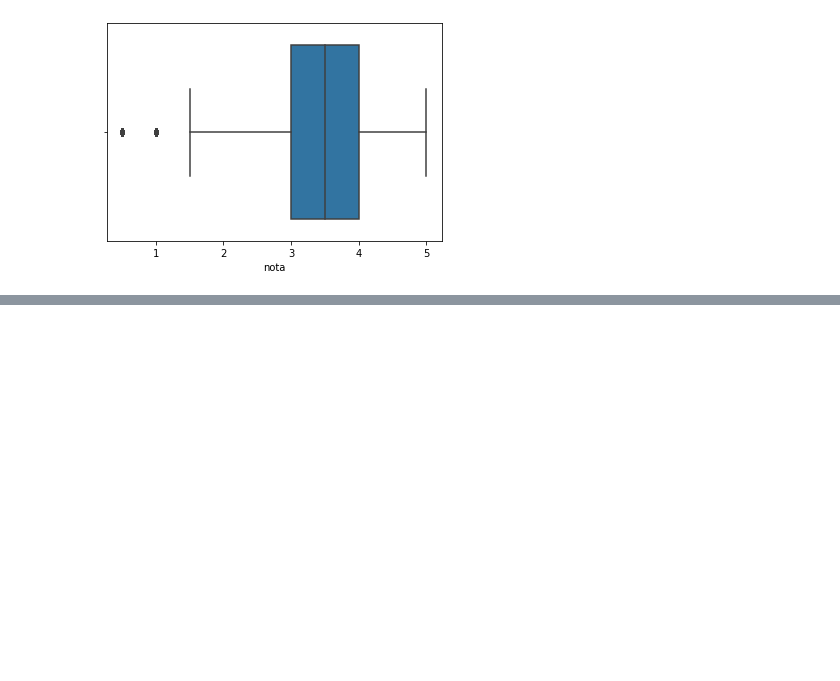
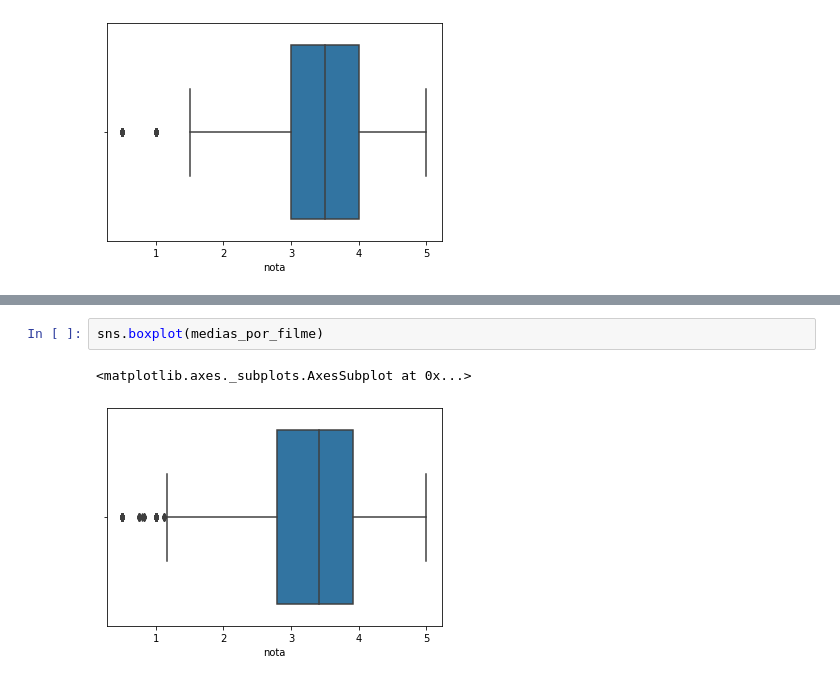
Before and after one commit to dieinimymaganha/data_science, a Jupyter notebook: Introdução a Data Science.ipynb, the cells around one changed output, grey strips where cells are left out. Saved outputs shown, nothing was run; the diff lists cells and outputs as text; blank space fills up the shorter version.

```diff
--- a/Introdução a Data Science.ipynb
+++ b/Introdução a Data Science.ipynb
@@ -74,0 +124,5 @@ sns.boxplot(notas.nota)
+# %%
+sns.boxplot(medias_por_filme)
+# %% [output]
+<matplotlib.axes._subplots.AxesSubplot at 0x...>
+[figure, added]
```
Also changed, not shown: parts of 13 cells of this notebook.
